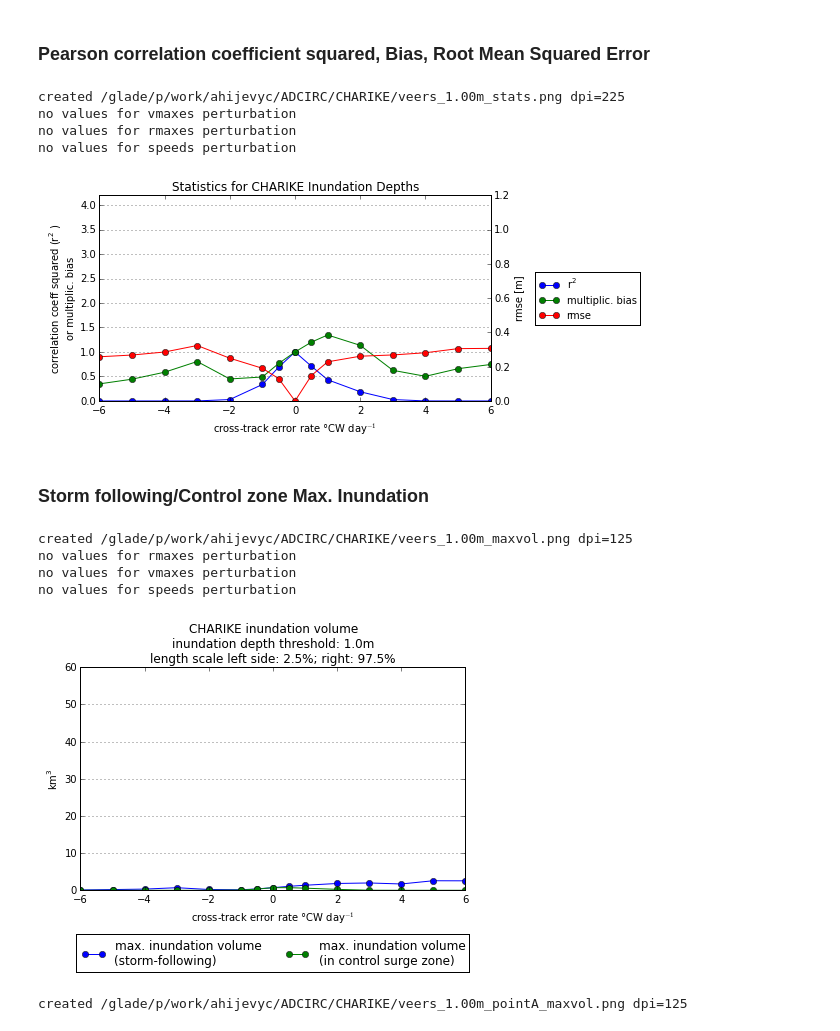
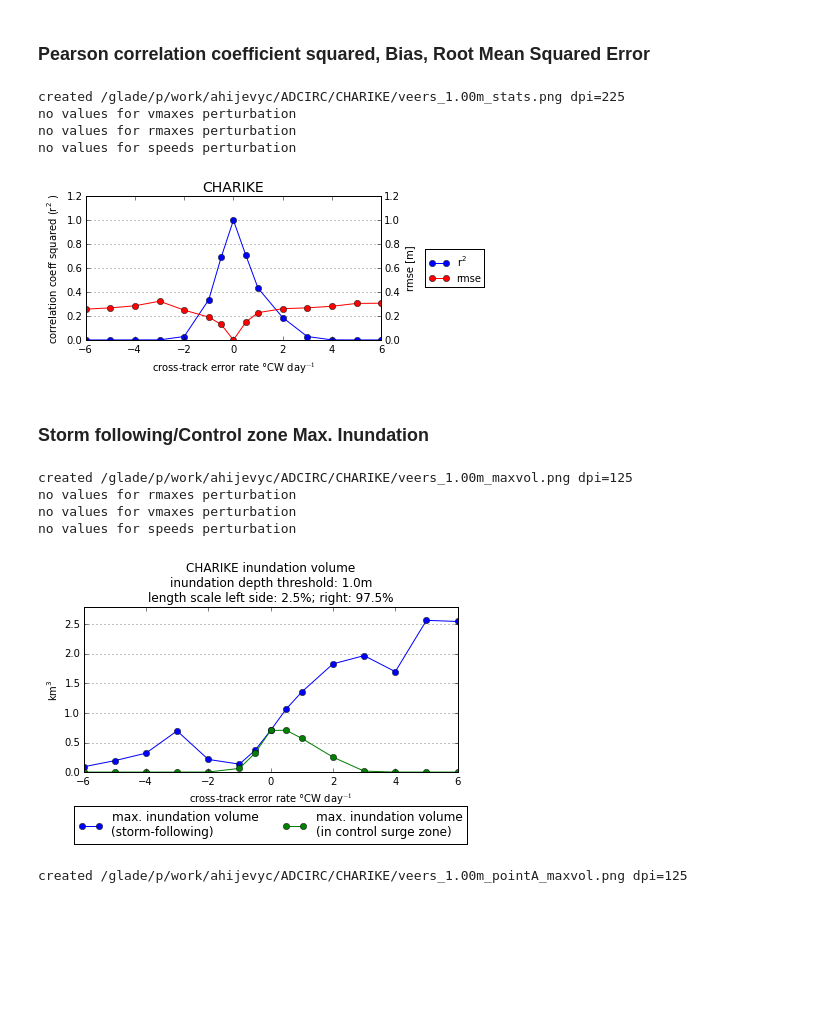
Before and after one commit to ahijevyc/ADCIRC, a Jupyter notebook: CHARIKE.ipynb, the cells around one changed output. Cells and saved outputs as stored; diff of their text form; code cells hidden in the pictures; blank space fills up the shorter version.

```diff
--- a/CHARIKE.ipynb
+++ b/CHARIKE.ipynb
@@ -411,9 +409,9 @@ for perturbation in [veers, vmaxes, rmaxes, speeds]:
         print "no values for "+perturbation.name+" perturbation"
         continue
 
-    fig, ax = plt.subplots(figsize=(8,5))
+    fig, ax = plt.subplots(figsize=(7,4))
     plt.title(perturbation.title)
-    plt.tight_layout(rect=(0.0,0.06,0.93,0.96))
+    plt.tight_layout(rect=(0.02,0.0,0.7,1.))
     #print perturbation.values, perturbation.name, perturbation.dirname
     vdirs = perturbation.dirname
     for i, pert in enumerate(perturbation):
@@ -432,7 +430,7 @@ for perturbation in [veers, vmaxes, rmaxes, speeds]:
     plt.xlabel(perturbation.time[0][0].strftime("%Y"))
 
     # put legend to the right of the current axis
-    plt.legend(loc='center left', bbox_to_anchor=(1,0.5), title=perturbation.name+"\n"+perturbation.units)
+    plt.legend(loc='center left', bbox_to_anchor=(1,0.5), title=perturbation.name+"\n"+perturbation.units, ncol=2)
     status = mysavfig(perturbation.storm.basedir+perturbation.name+'_'+perturbation.Ithresh+'_timeseries.png',dpi=225)
 # %% [output]
 created /glade/p/work/ahijevyc/ADCIRC/CHARIKE/veers_1.00m_timeseries.png dpi=225
@@ -510,7 +508,8 @@ for perturbation in [veers, vmaxes, rmaxes, speeds]:
     plt.tight_layout(rect=(0.05,0.03,1,0.9))
     plt.plot(perturbation.values,perturbation.length_scale,marker='o',label='length scale')
     plt.ylabel('km')
-    ax.set_ylim(30,650)
+    ax.set_ylim(0,300)
+    if perturbation.storm.name == 'IKE': ax.set_ylim(0,650)
     plt.title(perturbation.title)
     ax.yaxis.grid()
     legend = plt.legend(loc='best')
@@ -532,11 +531,12 @@ for perturbation in [veers, vmaxes, rmaxes, speeds]:
 
     fig, ax = plt.subplots()
     plt.plot(perturbation.values,perturbation.area,marker='o',label='area')
-    plt.tight_layout(rect=(0,0,1,0.9))
+    plt.tight_layout(rect=(0.04,0.03,1,0.9))
     plt.ylabel('$\mathregular{km^2}$')
     plt.title(perturbation.title)
     ax.yaxis.grid()
-    ax.set_ylim(0,18000)
+    ax.set_ylim(0,2000)
+    if perturbation.storm.name == 'IKE': ax.set_ylim(0,18000)
     legend = plt.legend(loc='best')
     plt.xlabel(perturbation.xlabel)
     status = mysavfig(perturbation.storm.basedir+perturbation.name+'_'+perturbation.Ithresh+'_area.png',dpi=225)
@@ -581,8 +581,8 @@ for perturbation in [veers, vmaxes, rmaxes, speeds]:
     r2 = []
     bias = []
     rmse = []
-    fig, ax = plt.subplots(figsize=(7,4))
-    plt.tight_layout(rect=(0.02,0.05,0.89,0.9))
+    fig, ax = plt.subplots(figsize=(6.1,2.7))
+    plt.tight_layout(rect=(0.02,0.05,0.8,.99))
 
     for i, pdir in enumerate(perturbation.dirname):
         for nc_file in glob.glob(pdir+'/*.perfectmodel.zoom1.nc'):
@@ -601,20 +601,20 @@ for perturbation in [veers, vmaxes, rmaxes, speeds]:
             fh.close()
 
     #print perturbation.values, r2
-    plt.title("Statistics for "+perturbation.storm.name+" Inundation Depths")
+    plt.title(perturbation.storm.name, fontsize=14)
     r2p, = plt.plot(perturbation.values,r2,label='$\mathregular{r^2}$',marker='o')
-    biasp, = plt.plot(perturbation.values,bias,label='multiplic. bias',marker='o')
+    # biasp, = plt.plot(perturbation.values,bias,label='multiplic. bias',marker='o')
     ax.set_xlabel(perturbation.xlabel)
     ax.yaxis.grid()
-    ax.set_ylim(0,4.2)
-    ax.set_ylabel('correlation coeff squared ($\mathregular{r^2}$)\nor multiplic. bias')
+    ax.set_ylim(0,1.2)
+    ax.set_ylabel('correlation coeff squared ($\mathregular{r^2}$)')
     ax2 = ax.twinx()
     ax2.set_ylim(0,1.2)
     ax2.set_ylabel('rmse [m]')
     rmsep, = ax2.plot(perturbation.values,rmse,label='rmse',marker='o',color='red')
 
     # put legend to the right of the current axis
-    plt.legend(handles=[r2p,biasp,rmsep],loc='center left', bbox_to_anchor=(1.1,0.5),fontsize=10)
+    plt.legend(handles=[r2p,rmsep],loc='center left', bbox_to_anchor=(1.13,0.5),fontsize=10)
 
     status = mysavfig(perturbation.storm.basedir+perturbation.name+'_'+perturbation.Ithresh+'_stats.png',dpi=225)
 # %% [output]
@@ -622,36 +622,37 @@ created /glade/p/work/ahijevyc/ADCIRC/CHARIKE/veers_1.00m_stats.png dpi=225
 no values for vmaxes perturbation
 no values for rmaxes perturbation
 no values for speeds perturbation
-[figure, old version]
+[figure, new version]
 # %% [markdown]
 ### Storm following/Control zone Max. Inundation
 # %%
 for perturbation in [veers, rmaxes, vmaxes, speeds]:
     if len(perturbation.values) == 0:
         print "no values for "+perturbation.name+" perturbation"
         continue
 
     fig, ax = plt.subplots()
-    plt.tight_layout(rect=(0,0.09,1,1))
+    plt.tight_layout(rect=(0.025,0.19,1,0.9))
 
     ax.plot(perturbation.values,perturbation.max_vol, marker='o',label='max. inundation volume\n(storm-following)')
     ax.plot(perturbation.values,perturbation.max_vol_in_ctrl, marker='o',label='max. inundation volume\n(in control surge zone)')
     plt.ylabel('$\mathregular{km^3}$')
     plt.title(perturbation.title)
     ax.set_xlabel(perturbation.xlabel)
     ax.yaxis.grid()
-    ax.set_ylim(0,60)
+    ax.set_ylim(0,2.8)
+    if perturbation.storm.name == 'IKE': ax.set_ylim(0,60.)
 
     # put legend to the right of the current axis
     plt.legend(loc='upper center', bbox_to_anchor=(0.5,-0.17), ncol=2)
 
     status = mysavfig(perturbation.storm.basedir+perturbation.name+'_'+perturbation.Ithresh+'_maxvol.png')
 # %% [output]
 created /glade/p/work/ahijevyc/ADCIRC/CHARIKE/veers_1.00m_maxvol.png dpi=125
 no values for rmaxes perturbation
 no values for vmaxes perturbation
 no values for speeds perturbation
-[figure, old version]
+[figure, new version]
 # %%
 perturbation = veers
 fig, ax = plt.subplots()
```
Also changed, not shown: parts of 7 cells of this notebook, 1 other file.
